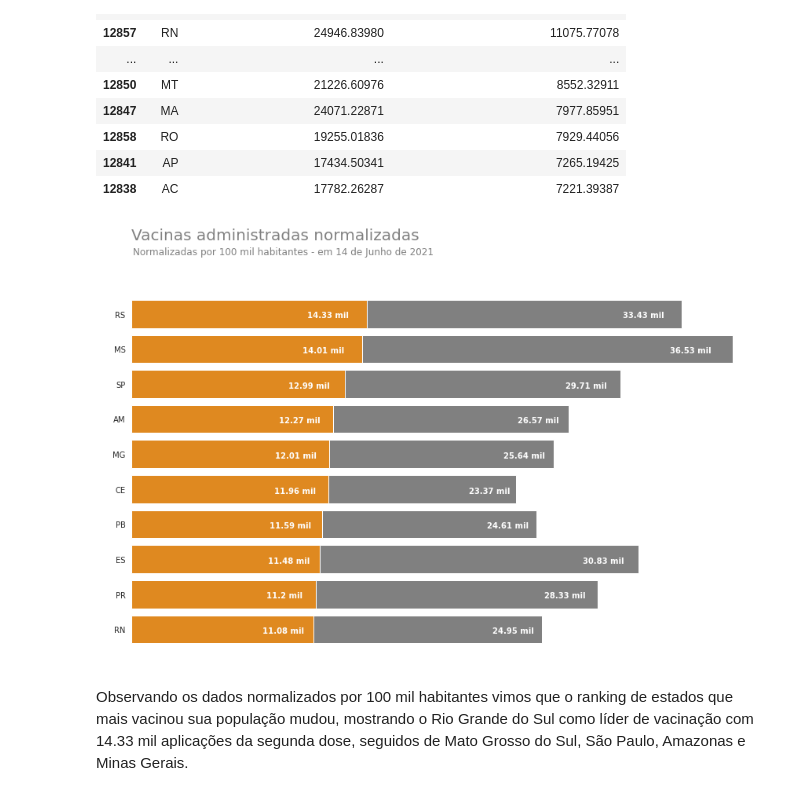
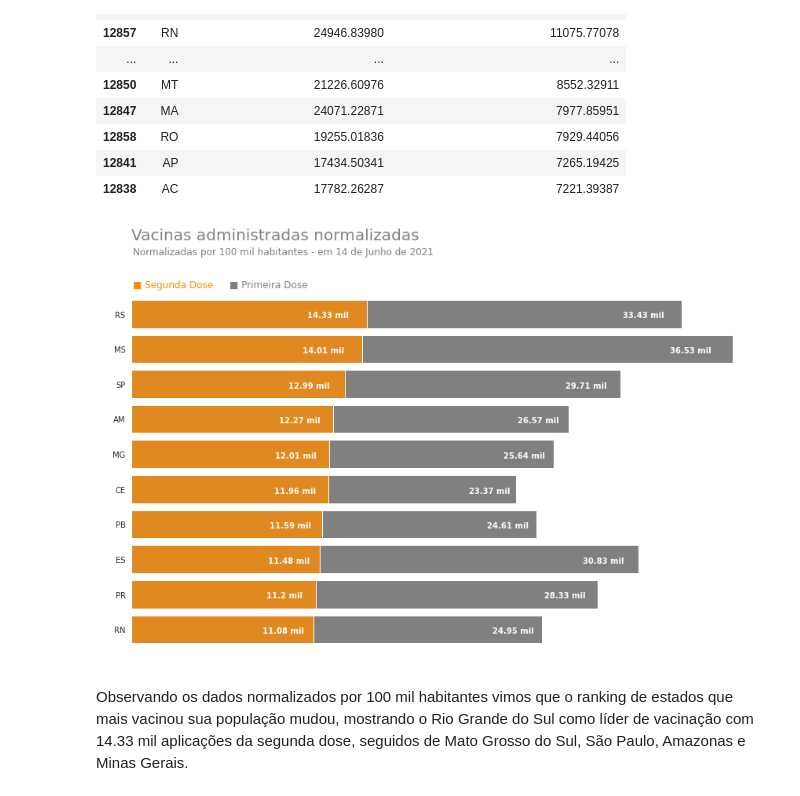
Before and after one commit to roberto-paixao/panorama-covid-mundial, a Jupyter notebook: Panorama_do_COVID_19_no_Brasil.ipynb, the cells around one changed output. Saved outputs shown, nothing was run; the diff lists cells and outputs as text; code cells hidden in the pictures.

```diff
--- a/Panorama_do_COVID_19_no_Brasil.ipynb
+++ b/Panorama_do_COVID_19_no_Brasil.ipynb
@@ -1821,34 +1821,36 @@ splot = sns.barplot(x='vaccinated_second_per_100k_inhabitants', y='state',
                     data=vacinacao_normalizado[:10], ax=ax, orient='h', color='DarkOrange')
 
 for p in splot.patches:
     width = round(p.get_width()/1000, 2)
 
     if width <= 20:
         plt.text(p.get_width()/1.2, p.get_y()+0.55*p.get_height(),
                 '{} mil'.format(width),
                 ha='center', va='center', color='white', size=10, fontweight='bold')
 
     else:
         plt.text(p.get_width()/1.075, p.get_y()+0.55*p.get_height(),
                 '{} mil'.format(width),
                 ha='center', va='center', color='white', size=10, fontweight='bold')
 
 
 
 
 ax.set_title('Vacinas administradas normalizadas\n\n\n', loc='left', size=20, color='grey')
 plt.suptitle('Normalizadas por 100 mil habitantes - em 14 de Junho de 2021', x=0.280, y=0.940, color='gray', size=12)
 
+plt.text(x=100, y=-0.75, s="\n■ Segunda Dose", size=12, color='DarkOrange', fontweight='light')
+plt.text(x=6000, y=-0.75, s="\n■ Primeira Dose", size=12, color='Grey', fontweight='light')
 
 ax.set_xlabel([], color='white')
 ax.set_ylabel([], color='white')
 ax.set_xticklabels([])
 
 sns.despine(left=True, bottom=True)
 
 plt.tight_layout()
 # %% [output]
-[figure, old version]
+[figure, new version]
 # %% [markdown]
 Observando os dados normalizados por 100 mil habitantes vimos que o ranking de estados que mais vacinou sua população mudou, mostrando o Rio Grande do Sul como líder de vacinação com 14.33 mil aplicações da segunda dose, seguidos de Mato Grosso do Sul, São Paulo, Amazonas e Minas Gerais.
 # %%
```
Also changed, not shown: parts of 2 cells of this notebook.
